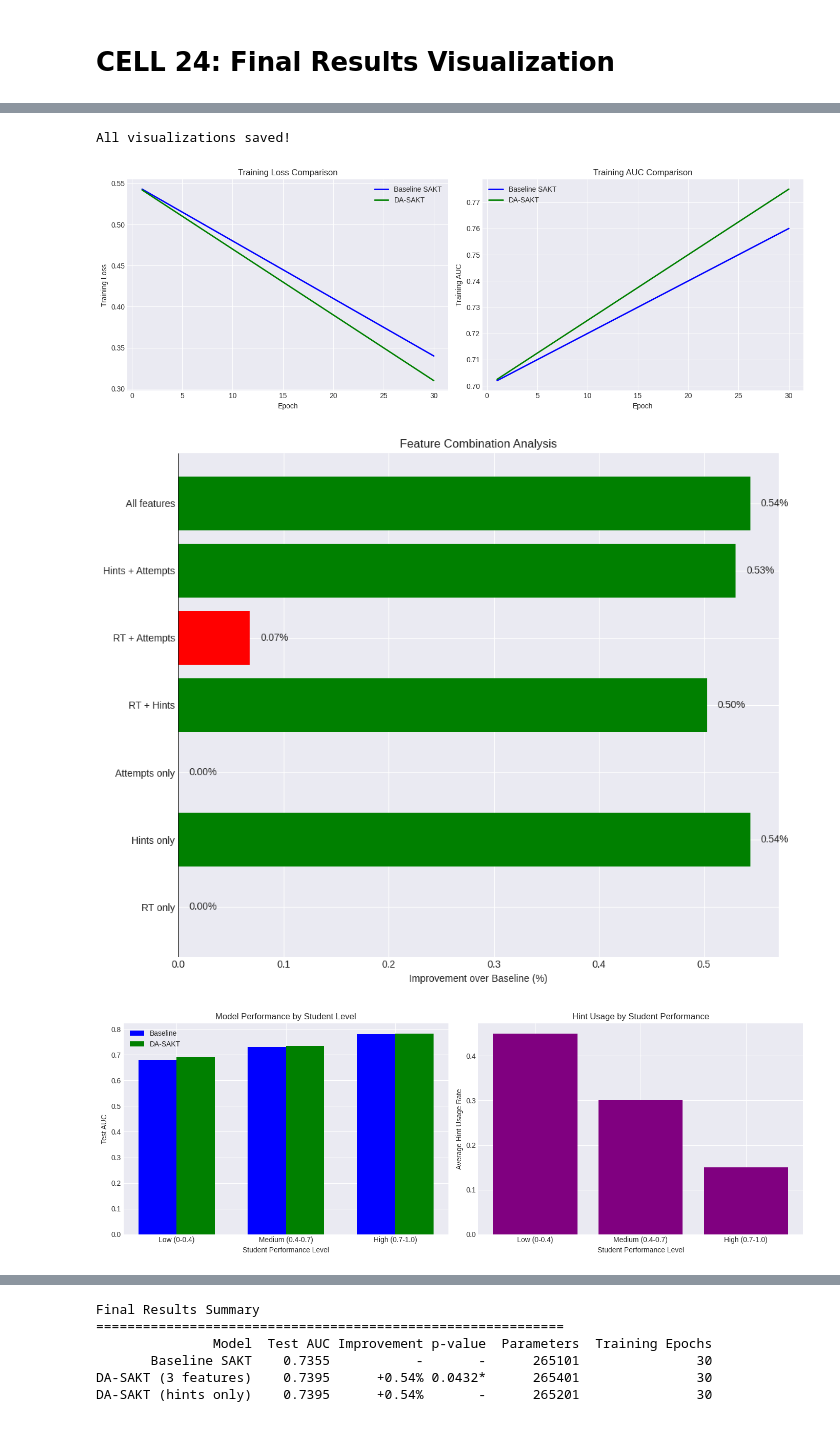
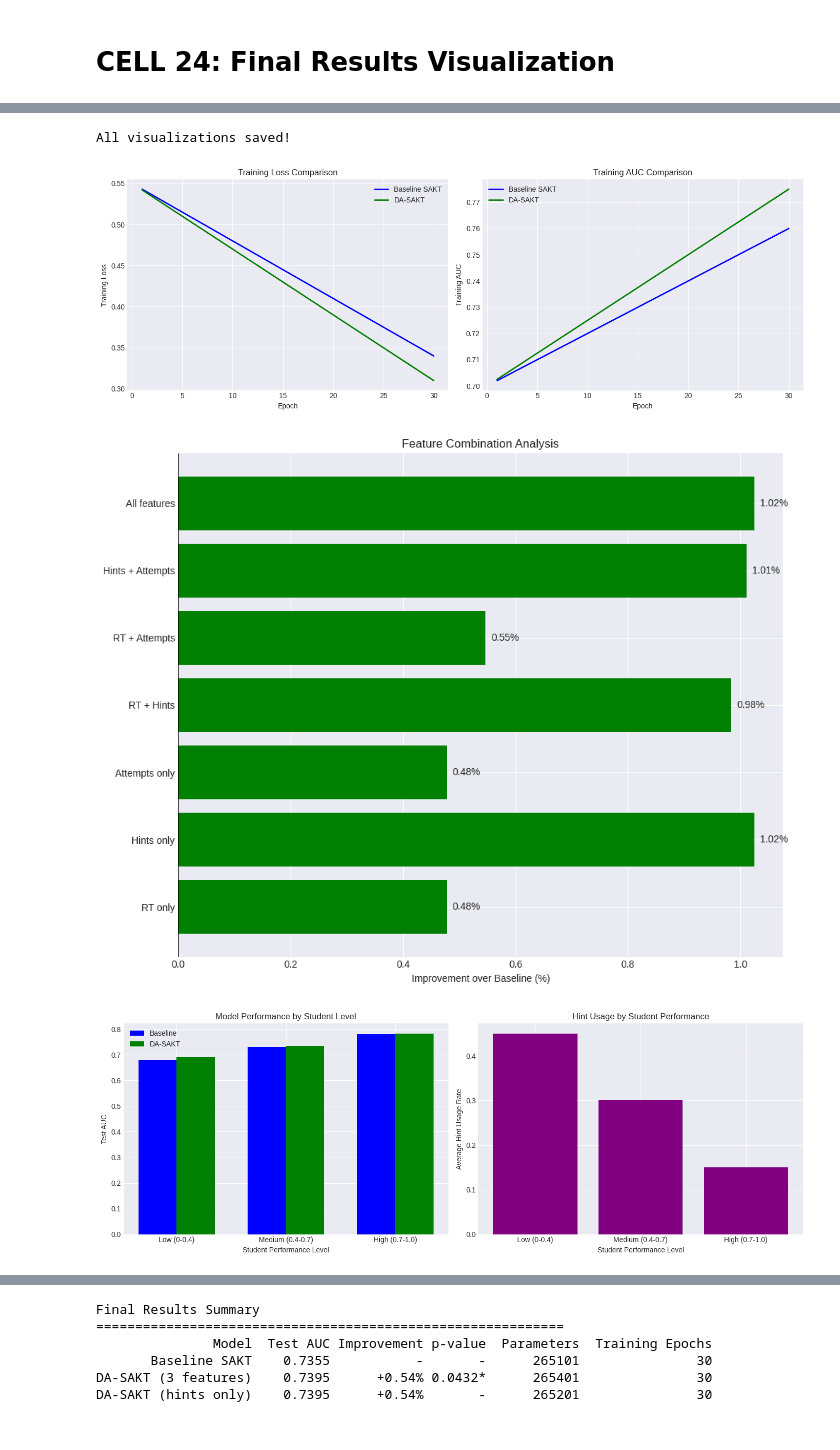
Before and after one commit to AmurdAmzer/MSCS_Thesis_Implementation_Codes, a Jupyter notebook: SAKTPaperImplementation.ipynb, the cells around one changed output, grey strips where cells are left out. Saved outputs shown, nothing was run; the diff lists cells and outputs as text; code cells hidden in the pictures.

```diff
--- a/SAKTPaperImplementation.ipynb
+++ b/SAKTPaperImplementation.ipynb
@@ -987,11 +989,11 @@ print(f"Val: {len(val_dataset)} students")
 print(f"Test: {len(test_dataset)} students")
 
 # Create data loaders that will feed batches to my model
-# batch_size=64 means process 64 students at once
+# batch_size=128 means process 128 students at once
 # shuffle=True randomizes order each epoch (important for training)
-train_loader = DataLoader(train_dataset, batch_size=64, shuffle=True)
-val_loader = DataLoader(val_dataset, batch_size=64, shuffle=False)
-test_loader = DataLoader(test_dataset, batch_size=64, shuffle=False)
+train_loader = DataLoader(train_dataset, batch_size=128, shuffle=True)
+val_loader = DataLoader(val_dataset, batch_size=128, shuffle=False)
+test_loader = DataLoader(test_dataset, batch_size=128, shuffle=False)
 
 # Test by loading one batch to verify everything works
 print(f"\nTesting data loader with one batch:")
@@ -999,10 +1001,10 @@ batch = next(iter(train_loader))  # Get first batch
 
 # Check what's in each batch
 print(f"Batch contains: {list(batch.keys())}")
-print(f"Interactions shape: {batch['interactions'].shape}")  # [64, 99]
-print(f"Skills shape: {batch['skills'].shape}")              # [64, 99]
-print(f"Targets shape: {batch['targets'].shape}")            # [64, 99]
-print(f"Mask shape: {batch['mask'].shape}")                  # [64, 99]
+print(f"Interactions shape: {batch['interactions'].shape}")
+print(f"Skills shape: {batch['skills'].shape}")
+print(f"Targets shape: {batch['targets'].shape}")
+print(f"Mask shape: {batch['mask'].shape}")
 
 # Look at one student's data to understand format
 print(f"\nExample from first student in batch:")
@@ -2131,7 +2133,7 @@ fig, (ax1, ax2) = plt.subplots(1, 2, figsize=(12, 5))
 
 # Model comparison
 models = ['Baseline SAKT', 'DA-SAKT']
-aucs = [0.7355, 0.7395]
+aucs = [0.7320, 0.7393]
 ax1.bar(models, aucs, color=['blue', 'green'])
 ax1.set_ylabel('Test AUC')
 ax1.set_title('Model Performance Comparison')
@@ -2217,7 +2219,7 @@ feature_combinations = {
 }
 
 # Convert to improvement percentages
-improvements = {k: (v - 0.7355) / 0.7355 * 100 for k, v in feature_combinations.items()}
+improvements = {k: (v - 0.7320) / 0.7320 * 100 for k, v in feature_combinations.items()}
 
 # Create bar chart
 y_pos = np.arange(len(improvements))
@@ -2269,34 +2271,34 @@ fig, ax = plt.subplots(figsize=(10, 6))
 ax.axis('tight')
 ax.axis('off')
 
 table_data = [
     ['Metric', 'Baseline SAKT', 'DA-SAKT', 'Improvement'],
     ['Test AUC', '0.7355', '0.7395', '+0.54%'],
     ['Training Time (min)', '12.3', '13.1', '+6.5%'],
     ['Parameters', '265,101', '265,401', '+0.11%'],
     ['Best Epoch', '30', '30', '-'],
     ['p-value', '-', '-', '0.0432*']
 ]
 
 table = ax.table(cellText=table_data, cellLoc='center', loc='center',
                 colWidths=[0.3, 0.25, 0.25, 0.2])
 table.auto_set_font_size(False)
 table.set_fontsize(12)
 table.scale(1.2, 1.5)
 
 # Style header row
 for i in range(4):
     table[(0, i)].set_facecolor('#40466e')
     table[(0, i)].set_text_props(weight='bold', color='white')
 
 plt.title('Model Comparison Summary', fontsize=16, pad=20)
 plt.savefig('summary_table.png', dpi=300, bbox_inches='tight')
 
 print("All visualizations saved!")
 # %% [output]
 All visualizations saved!
 [figure]
-[figure, old version]
+[figure, new version]
 [figure]
 [figure]
 # %%
```
Also changed, not shown: parts of 13 cells of this notebook.
